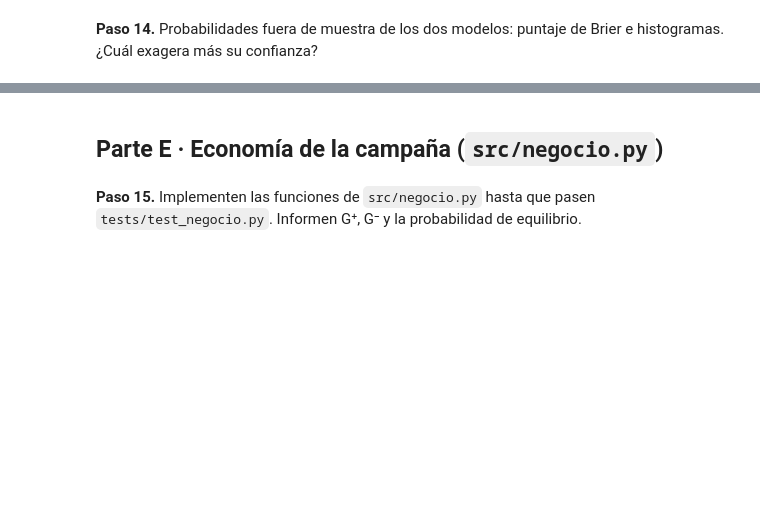
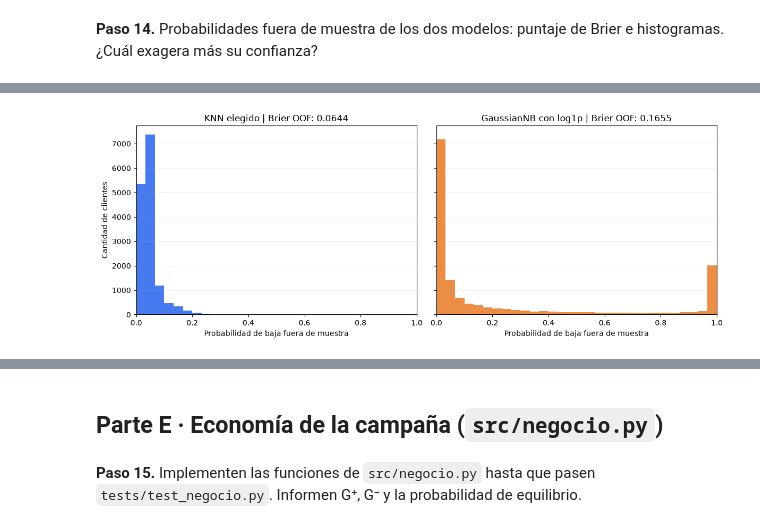
Before and after one commit to fedemaximovicz/actividad-datamining-supervisedlearning, a Jupyter notebook: caso2_nodo/caso2_nodo.ipynb, the cells around one changed output, grey strips where cells are left out. Cells and saved outputs as stored; diff of their text form; code cells hidden in the pictures; blank space fills up the shorter version.

Commit message:
Caso 2: Ajuste de KNN

```diff
--- a/caso2_nodo/caso2_nodo.ipynb
+++ b/caso2_nodo/caso2_nodo.ipynb
@@ -560,4 +938,81 @@ Factor tiempo            : 13.82x
 # %% [markdown]
 **Paso 14.** Probabilidades fuera de muestra de los dos modelos: puntaje de Brier e histogramas. ¿Cuál exagera más su confianza?
 # %%
-# Tu código aquí
+from sklearn.calibration import calibration_curve
+from sklearn.metrics import average_precision_score, brier_score_loss
+from sklearn.model_selection import cross_val_predict
+
+# Una probabilidad por cliente, predicha sin usarlo en el ajuste de su fold.
+# Cada clon vuelve a aprender todo el preprocesamiento dentro de ese fold.
+modelos_paso14 = {'KNN elegido': mejor_knn, nombre_mejor_nb: mejor_nb}
+probabilidades_oof = pd.DataFrame(index=X_train.index)
+for nombre, modelo in modelos_paso14.items():
+    probabilidades_oof[nombre] = cross_val_predict(
+        clone(modelo), X_train, y_train, cv=particiones_paso12,
+        method='predict_proba', n_jobs=1,
+    )[:, 1]  # baja_90d: clases ordenadas [0, 1]
+
+# Referencia constante: prevalencia aprendida sin el fold que se predice.
+prob_referencia_oof = np.empty(len(y_train), dtype=float)
+for indices_ajuste, indices_validacion in particiones_paso12:
+    prob_referencia_oof[indices_validacion] = y_train.iloc[indices_ajuste].mean()
+
+filas_paso14 = []
+for nombre, prob in probabilidades_oof.items():
+    riesgo_alto = prob >= 0.8
+    filas_paso14.append({
+        'Modelo': nombre,
+        'Brier OOF (menor es mejor)': brier_score_loss(y_train, prob),
+        'AP OOF': average_precision_score(y_train, prob),
+        'Probabilidad media': prob.mean(),
+        'Fracción p <= 0,05': (prob <= 0.05).mean(),
+        'Fracción p >= 0,80': riesgo_alto.mean(),
+        'Clientes p >= 0,80': riesgo_alto.sum(),
+        'Probabilidad media p >= 0,80': prob[riesgo_alto].mean(),
+        'Tasa real de baja p >= 0,80': y_train.loc[riesgo_alto].mean(),
+    })
+resumen_paso14 = pd.DataFrame(filas_paso14).set_index('Modelo')
+display(resumen_paso14.round(4).T)
+print(f'Brier de referencia constante OOF: {brier_score_loss(y_train, prob_referencia_oof):.4f}')
+print(f'Tasa real de baja en entrenamiento: {y_train.mean():.4f}')
+
+# Ambos histogramas usan los mismos intervalos y límites para compararlos.
+fig_paso14, axes_paso14 = plt.subplots(1, 2, figsize=(12, 4.5), sharex=True, sharey=True)
+colores_paso14 = ['#2563eb', '#e87924']
+for ax, (nombre, prob), color in zip(axes_paso14, probabilidades_oof.items(), colores_paso14):
+    ax.hist(prob, bins=np.linspace(0, 1, 31), color=color, alpha=0.85)
+    brier = brier_score_loss(y_train, prob)
+    ax.set_title(f'{nombre} | Brier OOF: {brier:.4f}')
+    ax.set_xlabel('Probabilidad de baja fuera de muestra')
+    ax.set_xlim(0, 1)
+    ax.grid(axis='y', alpha=0.2)
+axes_paso14[0].set_ylabel('Cantidad de clientes')
+fig_paso14.tight_layout()
+fig_paso14.savefig('figuras/paso14_histogramas_oof.png', dpi=160, bbox_inches='tight')
+plt.show()
+
+# La curva permite contrastar confianza predicha y frecuencia observada.
+# Los histogramas y el Brier solos no aíslan la calibración.
+fig_calibracion, ax_calibracion = plt.subplots(figsize=(6.5, 5))
+ax_calibracion.plot([0, 1], [0, 1], '--', color='#64748b', label='Calibración ideal')
+calibracion_paso14 = {}
+for (nombre, prob), color in zip(probabilidades_oof.items(), colores_paso14):
+    tasa_observada, media_predicha = calibration_curve(
+        y_train, prob, n_bins=10, strategy='uniform',
+    )
+    calibracion_paso14[nombre] = pd.DataFrame({
+        'Probabilidad media': media_predicha, 'Tasa observada': tasa_observada,
+    })
+    ax_calibracion.plot(media_predicha, tasa_observada, 'o-', color=color, label=nombre)
+ax_calibracion.set(xlabel='Probabilidad media predicha', ylabel='Tasa observada de baja',
+                   title='Calibración de probabilidades fuera de muestra', xlim=(0, 1), ylim=(0, 1))
+ax_calibracion.legend()
+ax_calibracion.grid(alpha=0.2)
+fig_calibracion.tight_layout()
+fig_calibracion.savefig('figuras/paso14_calibracion_oof.png', dpi=160, bbox_inches='tight')
+plt.show()
+
+# Variables para elegir umbrales en la Parte E; el orden coincide con y_train.
+prob_oof_knn = probabilidades_oof['KNN elegido'].to_numpy()
+prob_oof_nb = probabilidades_oof[nombre_mejor_nb].to_numpy()
+# %% [output]
@@ -563,0 +1030 @@ Factor tiempo            : 13.82x
+[figure, added]
```
Also changed, not shown: parts of 21 cells of this notebook, 1 other file.
